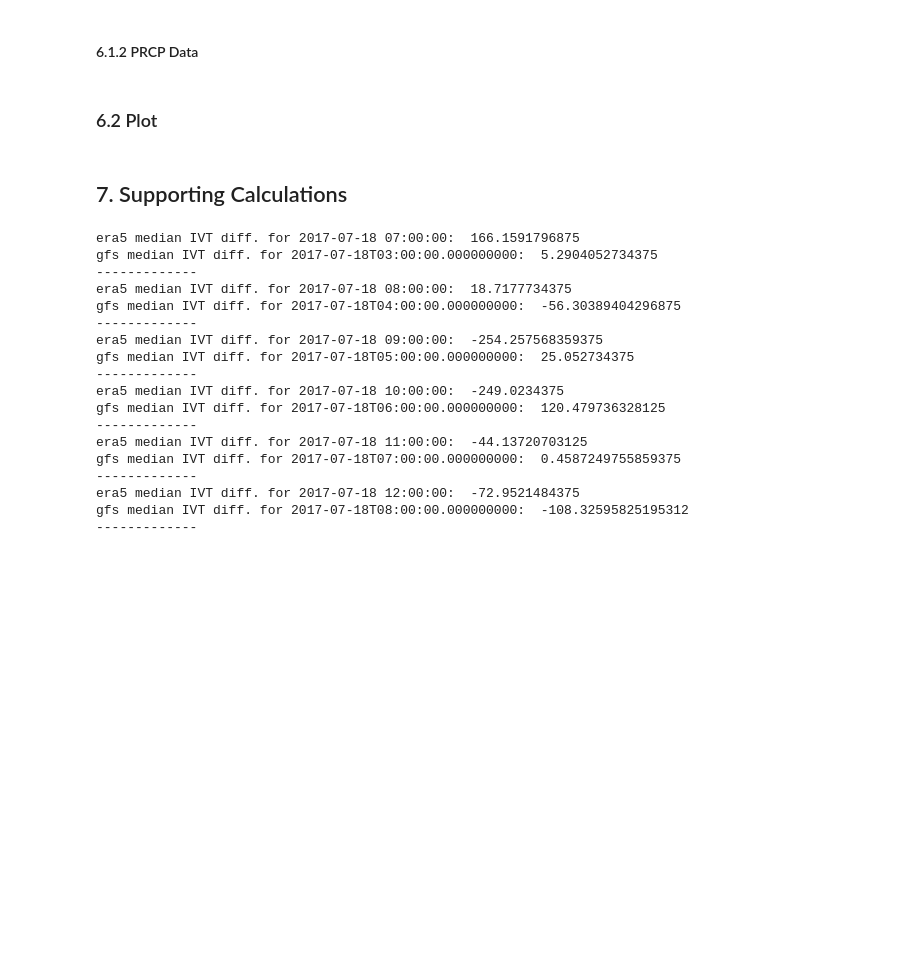
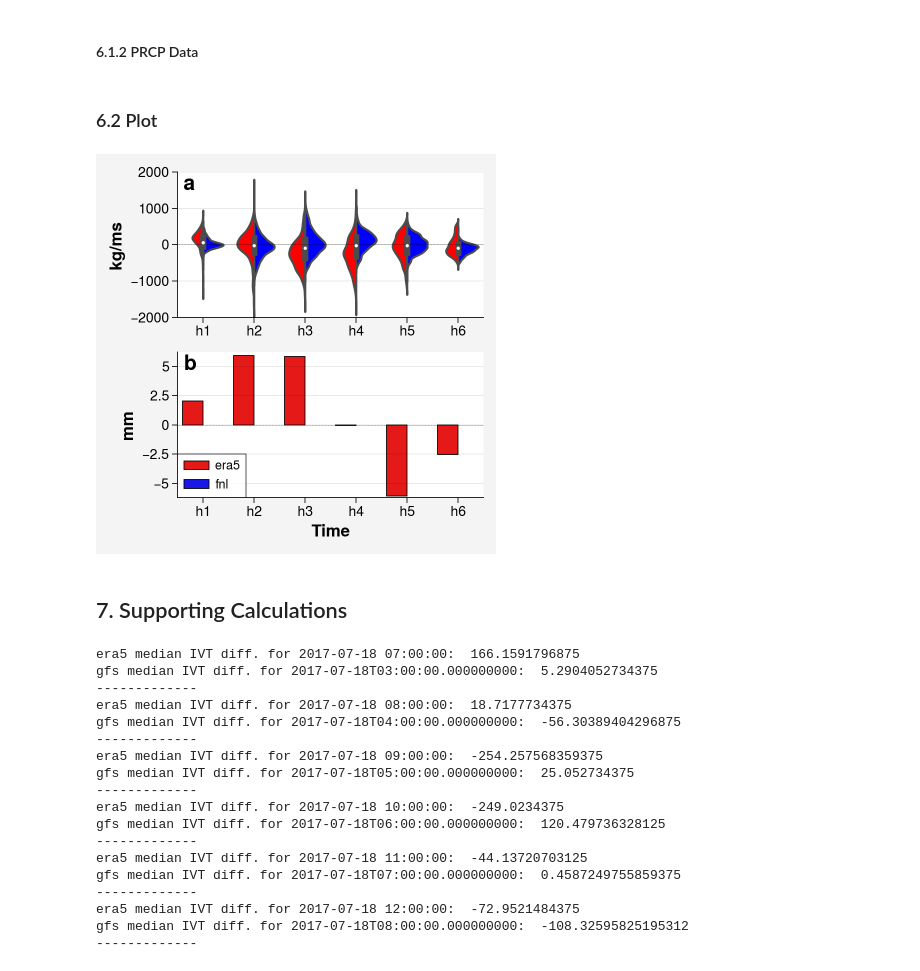
Before and after one commit to donmezkutay/Urban-Precipitation-Article-Istanbul, a Jupyter notebook: Figure9.ipynb, the cells around one changed output. Cells and saved outputs as stored; diff of their text form; code cells hidden in the pictures; blank space fills up the shorter version.

```diff
--- a/Figure9.ipynb
+++ b/Figure9.ipynb
@@ -247,39 +247,41 @@ ax2=sns.barplot(data=viol_prcp,
                    x='time',
                    y='value',
                    hue='forcing',
-                   hue_order=['era5', 'gfs'],
+                   hue_order=['era5', 'fnl'],
                    palette=['red', 'blue'],
                    saturation=0.8,
                 edgecolor='black',
                 alpha=1,
                 ax=axes['b']
                 )
 
 # options
 plt.setp(axes['a'].collections, alpha=1)
 axes['a'].legend_.remove()
 axes['a'].set_xlabel('')
 axes['b'].set_xlabel('Time', size=12, weight='bold')
 axes['b'].set_ylabel('mm', size=12, weight='bold')
 axes['a'].set_ylabel('kg/ms', size=12, weight='bold')
 axes['a'].set_ylim(-2000, 2000)
 axes['b'].set_ylim(-6.2, 6.2)
 axes['a'].tick_params(bottom=True, left=True, labelsize=10)
 axes['b'].tick_params(bottom=True, left=True, labelsize=10)
 axes['a'].minorticks_off()
 axes['b'].minorticks_off()
 sns.despine(bottom=False, ax=axes['b'])
 sns.despine(bottom=False, ax=axes['a'])
 fig.tight_layout(pad=1.0)
 axes['b'].sharex(axes['a'])
 plt.legend(loc='lower left')
 axes['a'].axhline(y=0, color='black', linestyle='--', lw=0.2)
 axes['b'].axhline(y=0, color='black', linestyle='--', lw=0.2)
 
 #save figure
 plt.savefig(r'pictures/Figure9.jpeg',
             bbox_inches='tight', optimize=True,
             progressive=True, dpi=1000)
+# %% [output]
+[figure, added]
 # %% [markdown]
 ## 7. Supporting Calculations
 # %%
```
